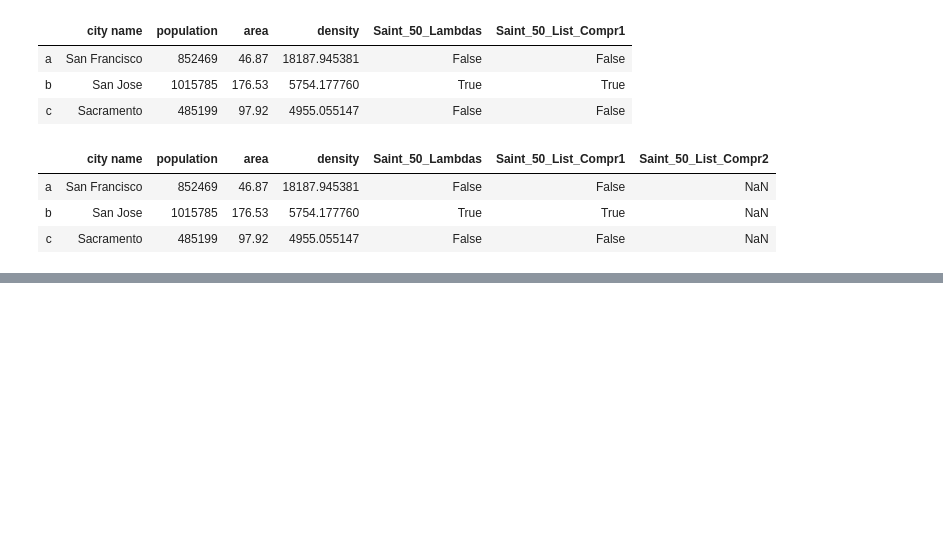
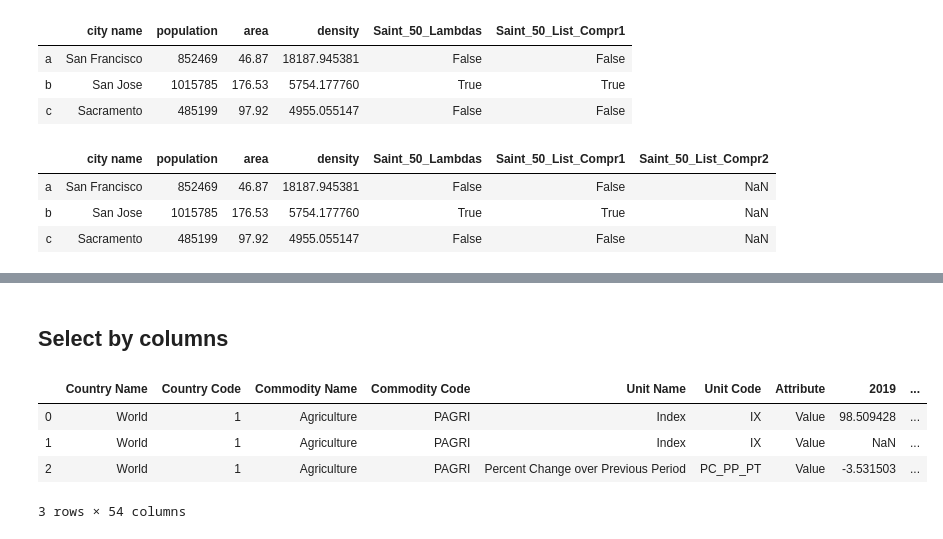
Before and after one commit to luigiselmi/datascience, a Jupyter notebook: python/intro_to_pandas.ipynb, the cells around one changed output, grey strips where cells are left out. Saved outputs shown, nothing was run; the diff lists cells and outputs as text; code cells hidden in the pictures; blank space fills up the shorter version.

```diff
--- a/python/intro_to_pandas.ipynb
+++ b/python/intro_to_pandas.ipynb
@@ -115,0 +174,11 @@ cities
+# %% [markdown]
+## Select by columns
+# %%
+imf_commodities_tmp = pd.read_csv('finance/data/IMF_Commodities_Price.csv')
+imf_commodities_tmp[:3]
+# %% [output]
+|  | Country Name | Country Code | Commodity Name | Commodity Code | Unit Name | Unit Code | Attribute | 2019 | ... |
+| 0 | World | 1 | Agriculture | PAGRI | Index | IX | Value | 98.509428 | ... |
+| 1 | World | 1 | Agriculture | PAGRI | Index | IX | Value | NaN | ... |
+| 2 | World | 1 | Agriculture | PAGRI | Percent Change over Previous Period | PC_PP_PT | Value | -3.531503 | ... |
+3 rows × 54 columns
```
Also changed, not shown: parts of 20 cells of this notebook, 2 other files.
